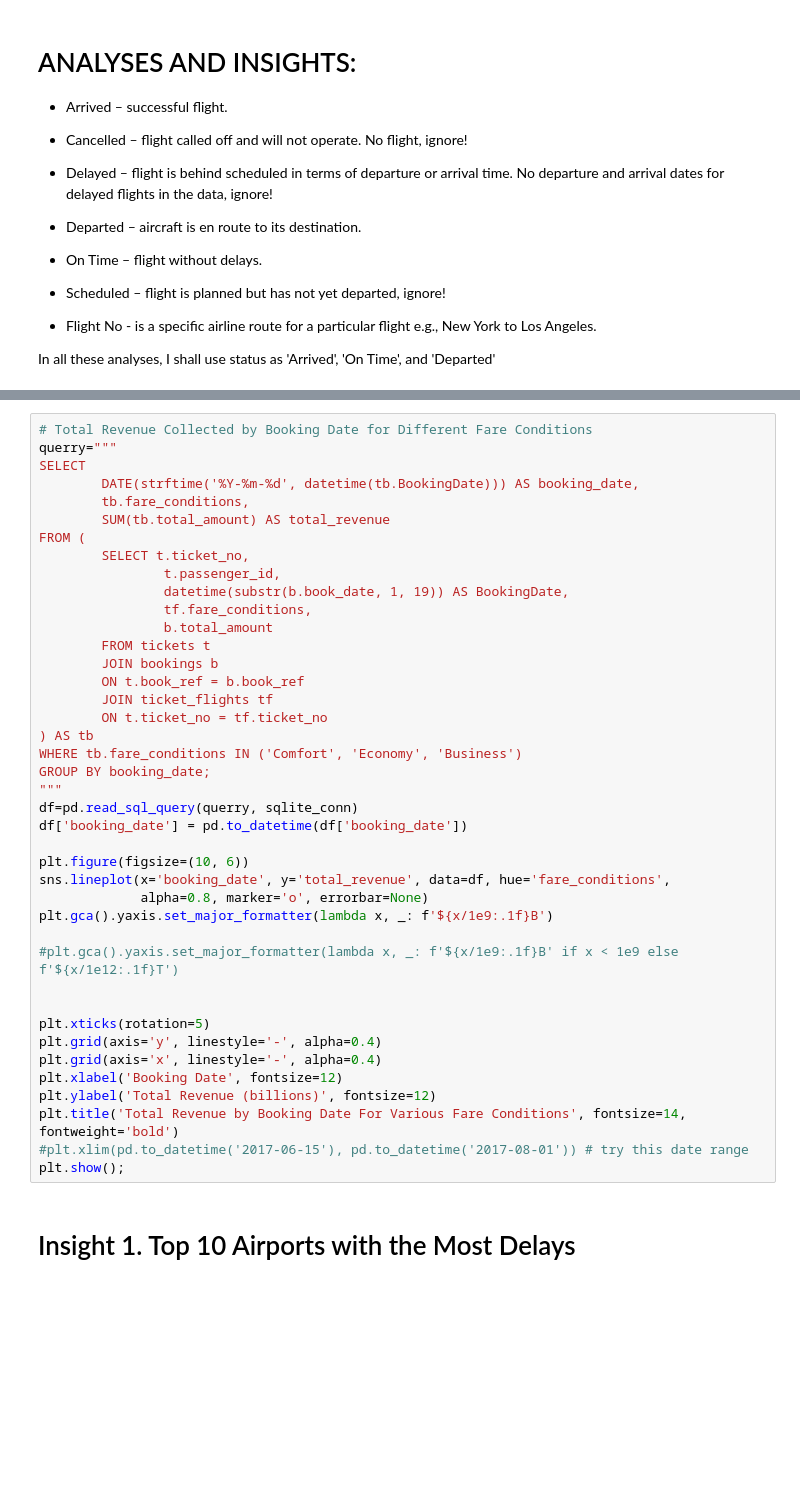
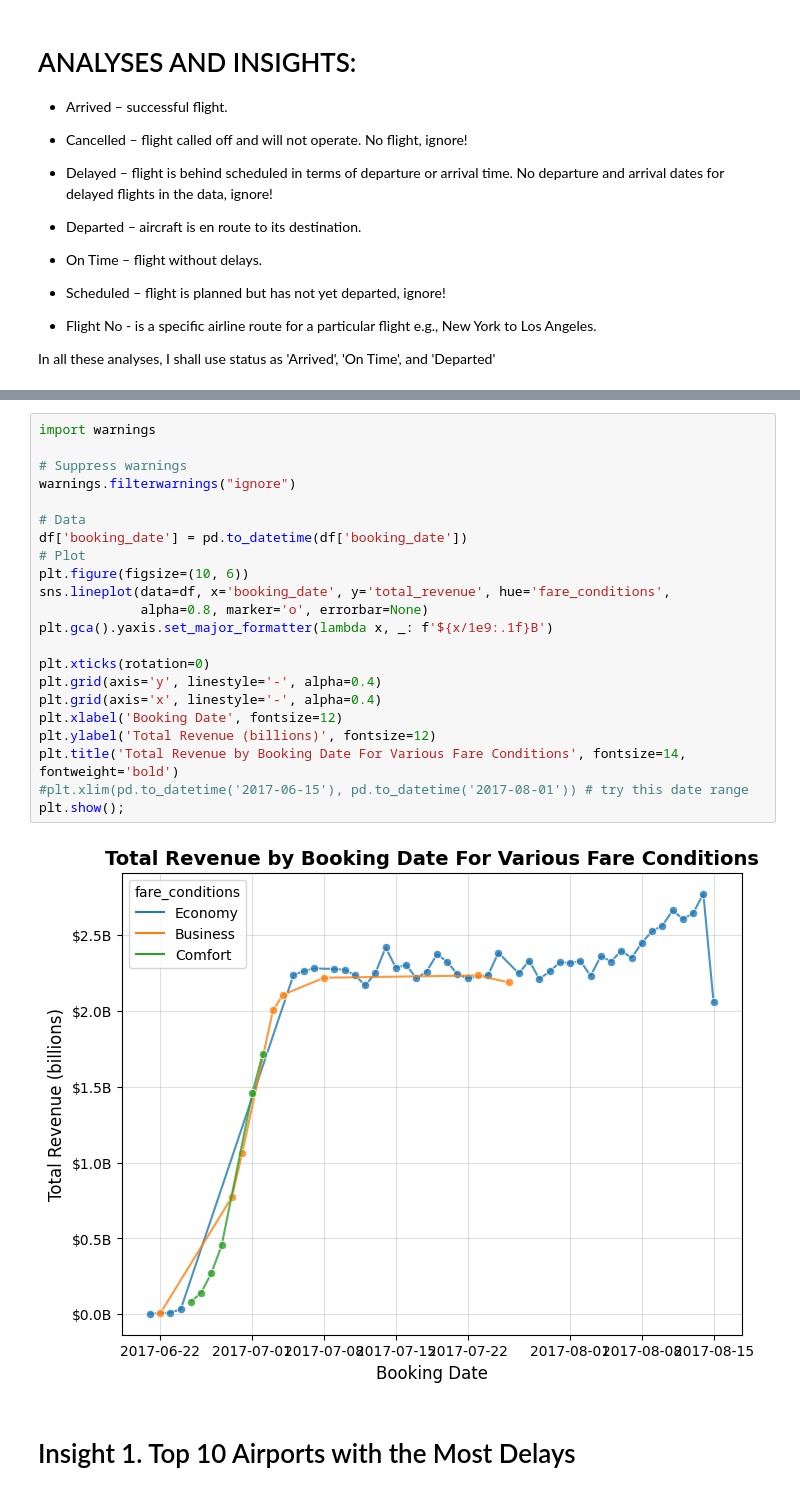
Before and after one commit to Daviedavie100/SQL_Projects, a Jupyter notebook: Airlines_EDA.ipynb, the cells around one changed output, grey strips where cells are left out. Cells and saved outputs as stored; diff of their text form; blank space fills up the shorter version.

```diff
--- a/Airlines_EDA.ipynb
+++ b/Airlines_EDA.ipynb
@@ -341,44 +369,27 @@ UsageError: Cell magic `%%sq` not found.
 # %%
-# Total Revenue Collected by Booking Date for Different Fare Conditions
-querry="""
-SELECT
-        DATE(strftime('%Y-%m-%d', datetime(tb.BookingDate))) AS booking_date,
-        tb.fare_conditions,
-        SUM(tb.total_amount) AS total_revenue
-FROM (
-        SELECT t.ticket_no,
-                t.passenger_id,
-                datetime(substr(b.book_date, 1, 19)) AS BookingDate,
-                tf.fare_conditions,
-                b.total_amount
-        FROM tickets t
-        JOIN bookings b
-        ON t.book_ref = b.book_ref
-        JOIN ticket_flights tf
-        ON t.ticket_no = tf.ticket_no
-) AS tb
-WHERE tb.fare_conditions IN ('Comfort', 'Economy', 'Business')
-GROUP BY booking_date;
-"""
-df=pd.read_sql_query(querry, sqlite_conn)
+import warnings
+
+# Suppress warnings
+warnings.filterwarnings("ignore")
+
+# Data
 df['booking_date'] = pd.to_datetime(df['booking_date'])
-
+# Plot
 plt.figure(figsize=(10, 6))
-sns.lineplot(x='booking_date', y='total_revenue', data=df, hue='fare_conditions',
+sns.lineplot(data=df, x='booking_date', y='total_revenue', hue='fare_conditions',
              alpha=0.8, marker='o', errorbar=None)
 plt.gca().yaxis.set_major_formatter(lambda x, _: f'${x/1e9:.1f}B')
 
-#plt.gca().yaxis.set_major_formatter(lambda x, _: f'${x/1e9:.1f}B' if x < 1e9 else f'${x/1e12:.1f}T')
-
-
-plt.xticks(rotation=5)
+plt.xticks(rotation=0)
 plt.grid(axis='y', linestyle='-', alpha=0.4)
 plt.grid(axis='x', linestyle='-', alpha=0.4)
 plt.xlabel('Booking Date', fontsize=12)
 plt.ylabel('Total Revenue (billions)', fontsize=12)
 plt.title('Total Revenue by Booking Date For Various Fare Conditions', fontsize=14, fontweight='bold')
 #plt.xlim(pd.to_datetime('2017-06-15'), pd.to_datetime('2017-08-01')) # try this date range
 plt.show();
+# %% [output]
+[figure, added]
 # %% [markdown]
 # Insight 1. Top 10 Airports with the Most Delays
 # %%
```
Also changed, not shown: parts of 20 cells of this notebook.
